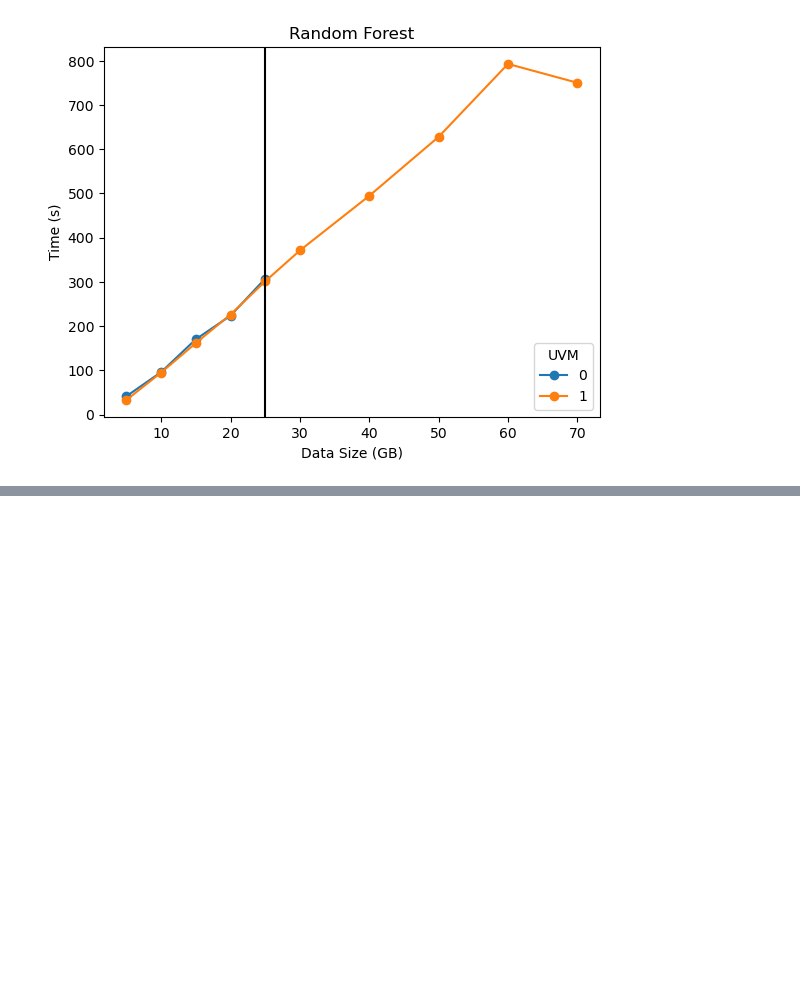
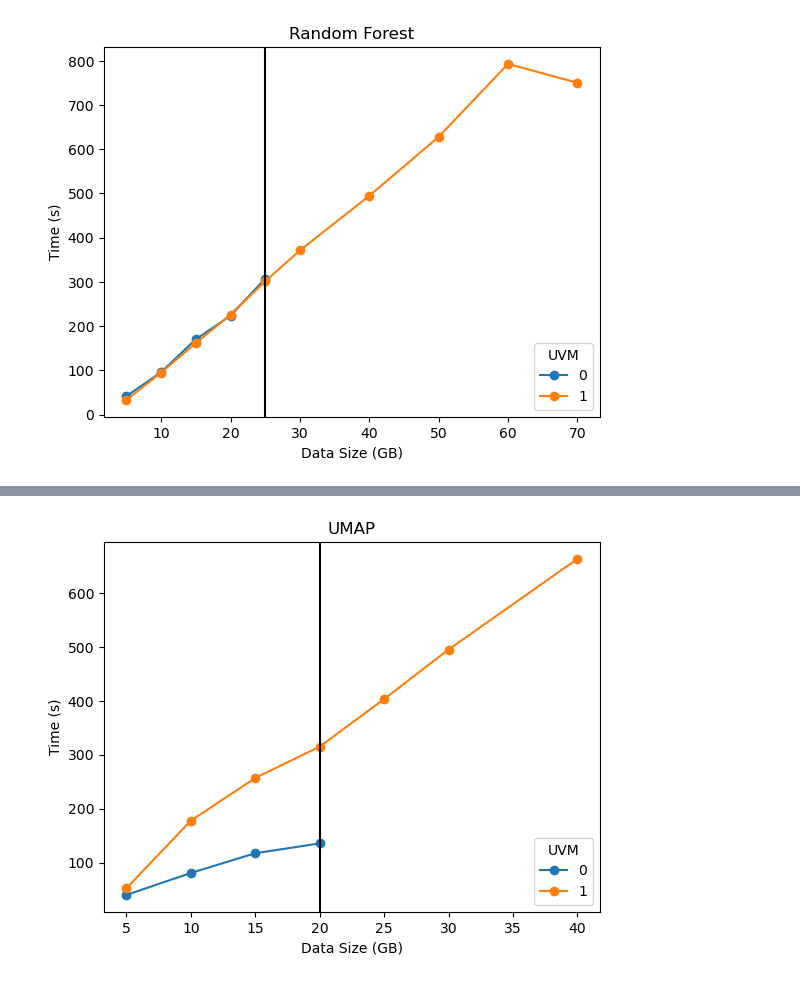
Before and after one commit to btepera/cuml, a Jupyter notebook: python/cuml/cuml/benchmark/UVM_Benchmark_Results.ipynb, the cells around one changed output, grey strips where cells are left out. Drawn from its saved outputs; the diff is of its cells as text; code cells hidden in the pictures; blank space fills up the shorter version.

Commit message:
add umap

```diff
--- a/python/cuml/cuml/benchmark/UVM_Benchmark_Results.ipynb
+++ b/python/cuml/cuml/benchmark/UVM_Benchmark_Results.ipynb
@@ -49,0 +50,15 @@ plt.show()
+# %%
+uvm_df = pd.read_json(path_or_buf="umap-benchmark-results-uvm.jsonl", lines=True)
+no_uvm_df = pd.read_json(path_or_buf="umap-benchmark-results-no-uvm.jsonl", lines=True)
+no_uvm_df["managed_memory"]=0
+df = pd.concat([uvm_df, no_uvm_df])
+df["Data Size (GB)"] = df["nrows"]*df["ncols"]*4/1.024E9
+pivot = df.pivot(index='Data Size (GB)', columns='managed_memory', values='fit_time')
+plot = pivot.plot(marker='o')
+plot.set_ylabel('Time (s)')
+plot.axvline(x = 20, color = 'k')
+plt.legend( loc = 'lower right', title="UVM")
+plt.title("UMAP")
+plt.show()
+# %% [output]
+[figure, added]
```
Also changed, not shown: parts of 1 cell of this notebook.
